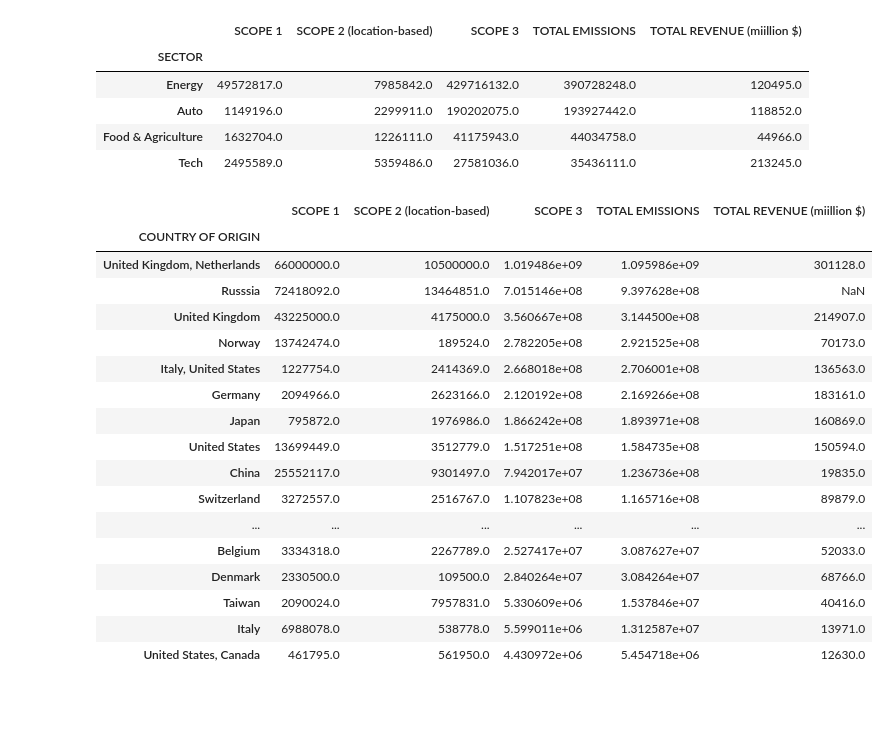
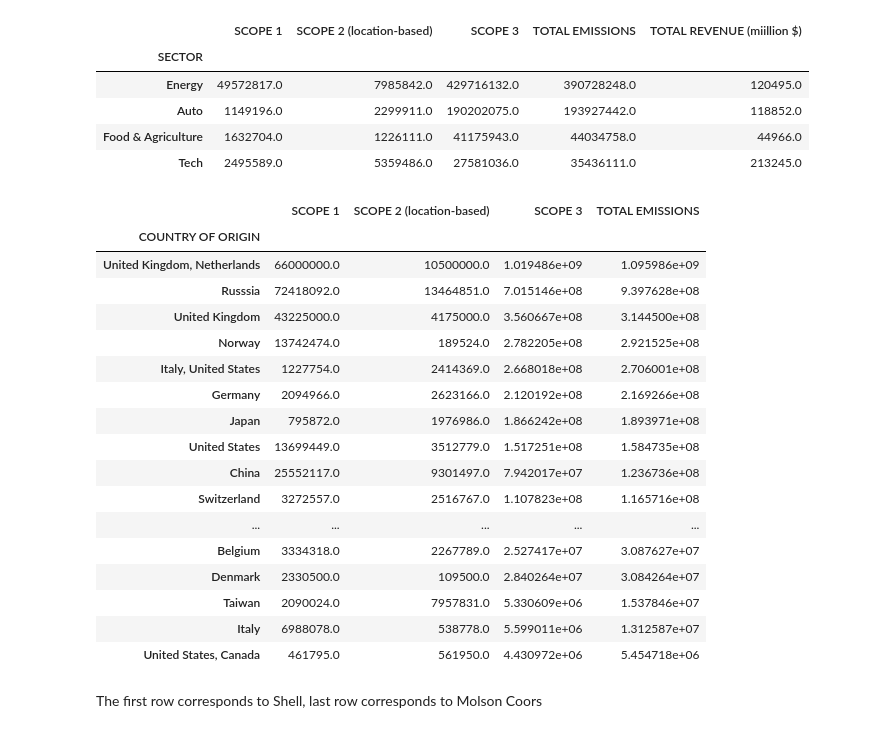
Before and after one commit to zcjanin/decarbonization-2024, a Jupyter notebook: Decarbo_EDA.ipynb, the cells around one changed output. Drawn from its saved outputs; the diff is of its cells as text; code cells hidden in the pictures; blank space fills up the shorter version.

Commit message:
Started cross-sector analysis vis

```diff
--- a/Decarbo_EDA.ipynb
+++ b/Decarbo_EDA.ipynb
@@ -65,24 +87,26 @@ sectors.groupby('SECTOR').mean(numeric_only=True).drop(columns=['YEAR']).round(0
 | Food & Agriculture | 1632704.0 | 1226111.0 | 41175943.0 | 44034758.0 | 44966.0 |
 | Tech | 2495589.0 | 5359486.0 | 27581036.0 | 35436111.0 | 213245.0 |
 # %%
-country = sectors.groupby('COUNTRY OF ORIGIN').mean(numeric_only=True).drop(columns=['YEAR']).round(0).sort_values(by='TOTAL EMISSIONS', ascending=False)
+country = sectors.groupby('COUNTRY OF ORIGIN').mean(numeric_only=True).drop(columns=['YEAR', 'TOTAL REVENUE (miillion $)']).round(0).sort_values(by='TOTAL EMISSIONS', ascending=False)
 country
 # %% [output]
-|  | SCOPE 1 | SCOPE 2 (location-based) | SCOPE 3 | TOTAL EMISSIONS | TOTAL REVENUE (miillion $) |
-| COUNTRY OF ORIGIN |  |  |  |  |  |
-| United Kingdom, Netherlands | 66000000.0 | 10500000.0 | 1.019486e+09 | 1.095986e+09 | 301128.0 |
-| Russsia | 72418092.0 | 13464851.0 | 7.015146e+08 | 9.397628e+08 | NaN |
-| United Kingdom | 43225000.0 | 4175000.0 | 3.560667e+08 | 3.144500e+08 | 214907.0 |
-| Norway | 13742474.0 | 189524.0 | 2.782205e+08 | 2.921525e+08 | 70173.0 |
-| Italy, United States | 1227754.0 | 2414369.0 | 2.668018e+08 | 2.706001e+08 | 136563.0 |
-| Germany | 2094966.0 | 2623166.0 | 2.120192e+08 | 2.169266e+08 | 183161.0 |
-| Japan | 795872.0 | 1976986.0 | 1.866242e+08 | 1.893971e+08 | 160869.0 |
-| United States | 13699449.0 | 3512779.0 | 1.517251e+08 | 1.584735e+08 | 150594.0 |
-| China | 25552117.0 | 9301497.0 | 7.942017e+07 | 1.236736e+08 | 19835.0 |
-| Switzerland | 3272557.0 | 2516767.0 | 1.107823e+08 | 1.165716e+08 | 89879.0 |
-| ... | ... | ... | ... | ... | ... |
-| Belgium | 3334318.0 | 2267789.0 | 2.527417e+07 | 3.087627e+07 | 52033.0 |
-| Denmark | 2330500.0 | 109500.0 | 2.840264e+07 | 3.084264e+07 | 68766.0 |
-| Taiwan | 2090024.0 | 7957831.0 | 5.330609e+06 | 1.537846e+07 | 40416.0 |
-| Italy | 6988078.0 | 538778.0 | 5.599011e+06 | 1.312587e+07 | 13971.0 |
-| United States, Canada | 461795.0 | 561950.0 | 4.430972e+06 | 5.454718e+06 | 12630.0 |
+|  | SCOPE 1 | SCOPE 2 (location-based) | SCOPE 3 | TOTAL EMISSIONS |
+| COUNTRY OF ORIGIN |  |  |  |  |
+| United Kingdom, Netherlands | 66000000.0 | 10500000.0 | 1.019486e+09 | 1.095986e+09 |
+| Russsia | 72418092.0 | 13464851.0 | 7.015146e+08 | 9.397628e+08 |
+| United Kingdom | 43225000.0 | 4175000.0 | 3.560667e+08 | 3.144500e+08 |
+| Norway | 13742474.0 | 189524.0 | 2.782205e+08 | 2.921525e+08 |
+| Italy, United States | 1227754.0 | 2414369.0 | 2.668018e+08 | 2.706001e+08 |
+| Germany | 2094966.0 | 2623166.0 | 2.120192e+08 | 2.169266e+08 |
+| Japan | 795872.0 | 1976986.0 | 1.866242e+08 | 1.893971e+08 |
+| United States | 13699449.0 | 3512779.0 | 1.517251e+08 | 1.584735e+08 |
+| China | 25552117.0 | 9301497.0 | 7.942017e+07 | 1.236736e+08 |
+| Switzerland | 3272557.0 | 2516767.0 | 1.107823e+08 | 1.165716e+08 |
+| ... | ... | ... | ... | ... |
+| Belgium | 3334318.0 | 2267789.0 | 2.527417e+07 | 3.087627e+07 |
+| Denmark | 2330500.0 | 109500.0 | 2.840264e+07 | 3.084264e+07 |
+| Taiwan | 2090024.0 | 7957831.0 | 5.330609e+06 | 1.537846e+07 |
+| Italy | 6988078.0 | 538778.0 | 5.599011e+06 | 1.312587e+07 |
+| United States, Canada | 461795.0 | 561950.0 | 4.430972e+06 | 5.454718e+06 |
+# %% [markdown]
+The first row corresponds to Shell, last row corresponds to Molson Coors
```
Also changed, not shown: parts of 12 cells of this notebook.
